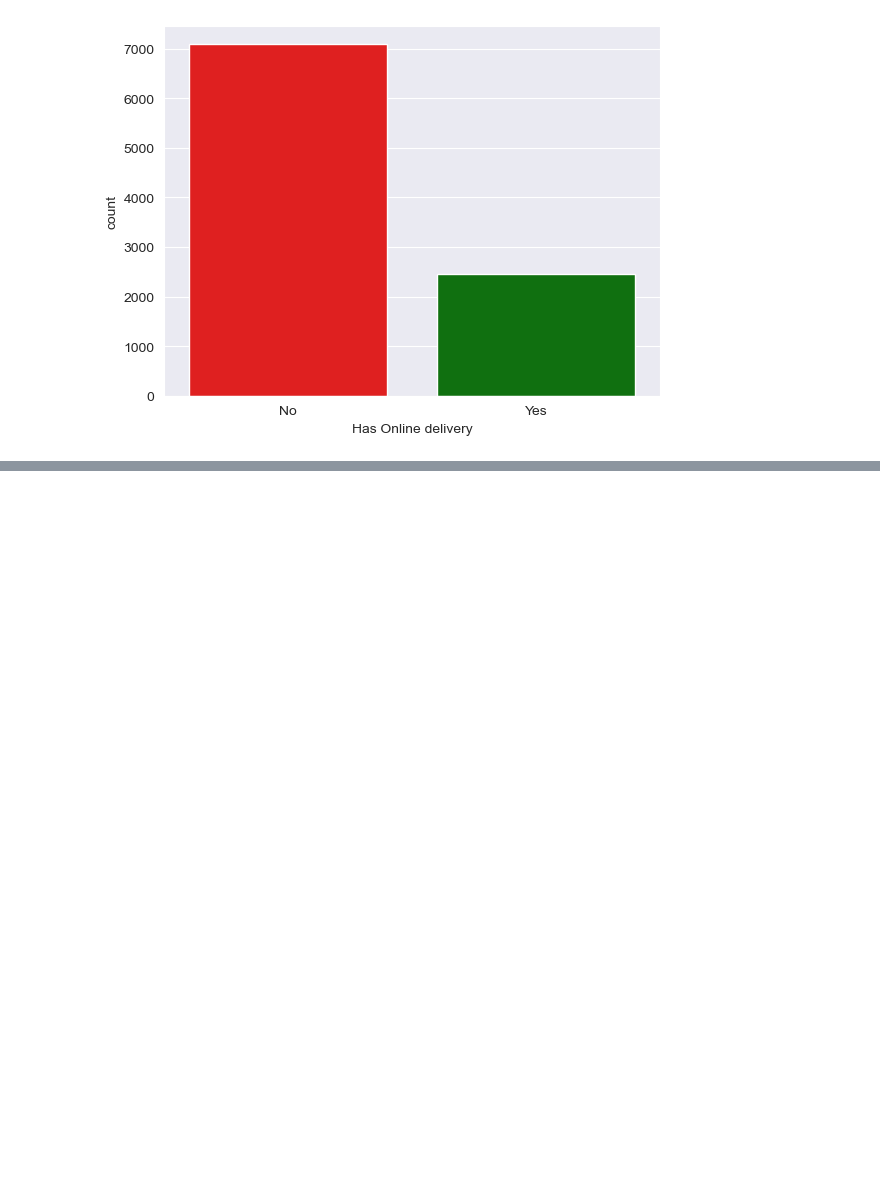
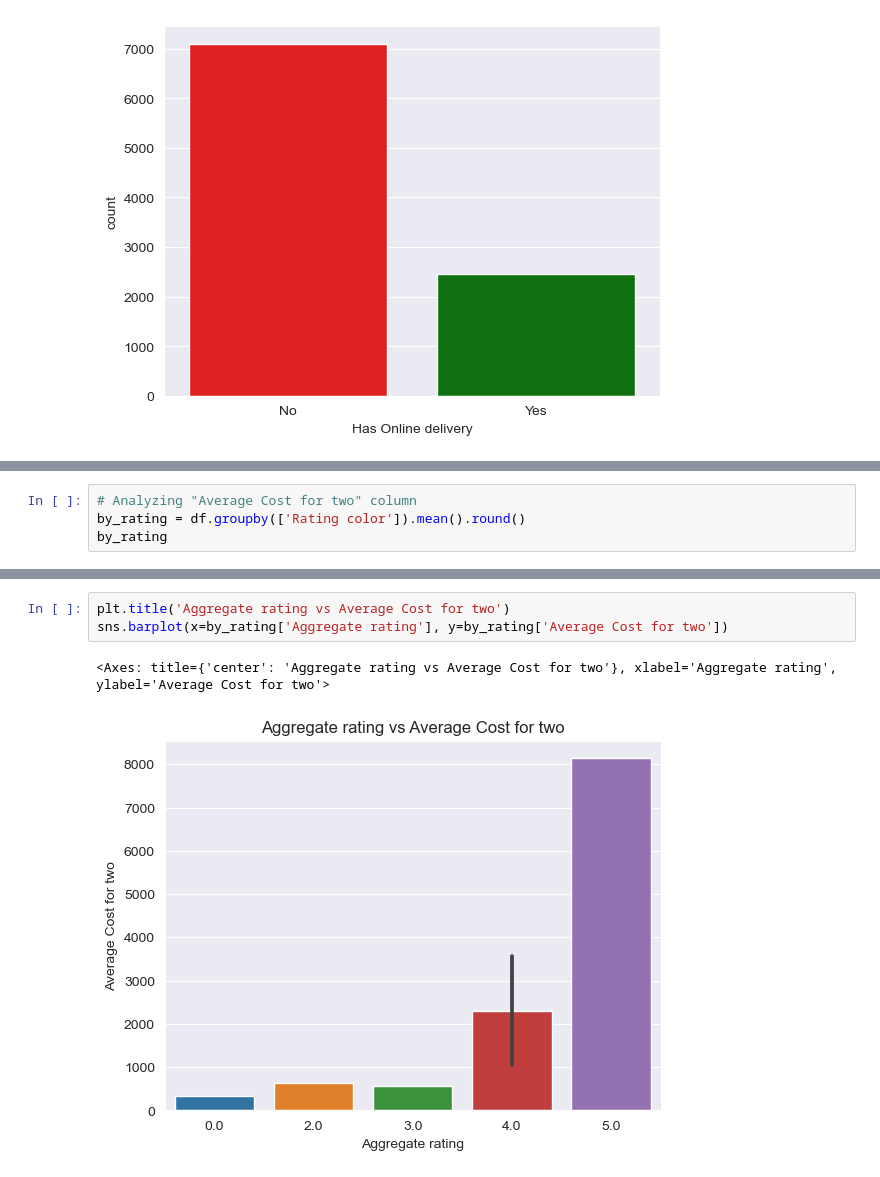
Before and after one commit to LannonTheCannon/springboard_backup, a Jupyter notebook: 11_Python Statistics in EDA/11.5_Capstone_Two_EDA/Exploratory_Data_Analysis_Zomato.ipynb, the cells around one changed output, grey strips where cells are left out. Drawn from its saved outputs; the diff is of its cells as text; blank space fills up the shorter version.

```diff
--- a/11_Python Statistics in EDA/11.5_Capstone_Two_EDA/Exploratory_Data_Analysis_Zomato.ipynb
+++ b/11_Python Statistics in EDA/11.5_Capstone_Two_EDA/Exploratory_Data_Analysis_Zomato.ipynb
@@ -235,0 +246,4 @@ sns.countplot(x='Has Online delivery', data=df, palette=['red','green'])
+# %%
+# Analyzing "Average Cost for two" column
+by_rating = df.groupby(['Rating color']).mean().round()
+by_rating
@@ -235,0 +259,6 @@ sns.countplot(x='Has Online delivery', data=df, palette=['red','green'])
+# %%
+plt.title('Aggregate rating vs Average Cost for two')
+sns.barplot(x=by_rating['Aggregate rating'], y=by_rating['Average Cost for two'])
+# %% [output]
+<Axes: title={'center': 'Aggregate rating vs Average Cost for two'}, xlabel='Aggregate rating', ylabel='Average Cost for two'>
+[figure, added]
```
Also changed, not shown: parts of 8 cells of this notebook.
